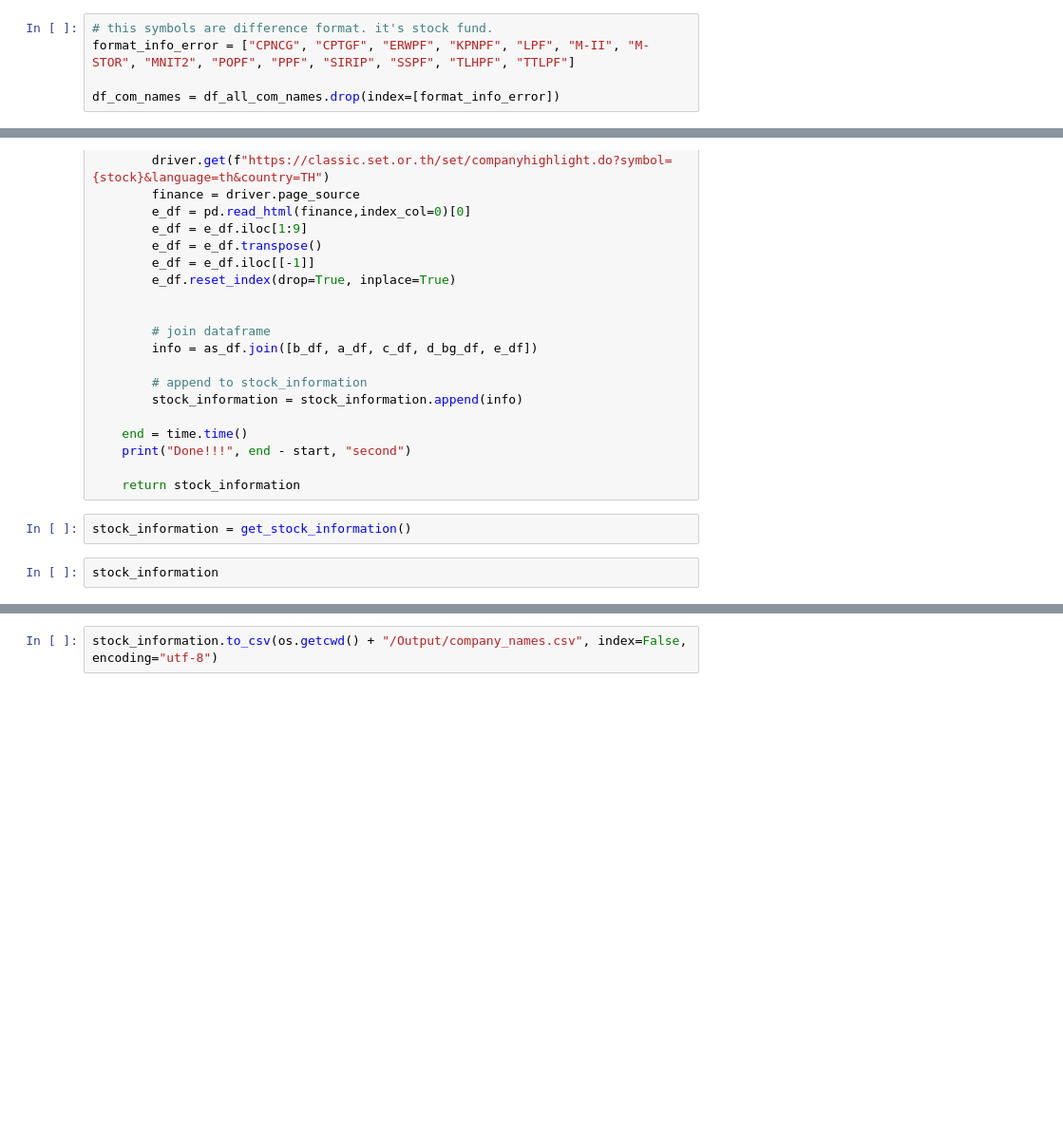
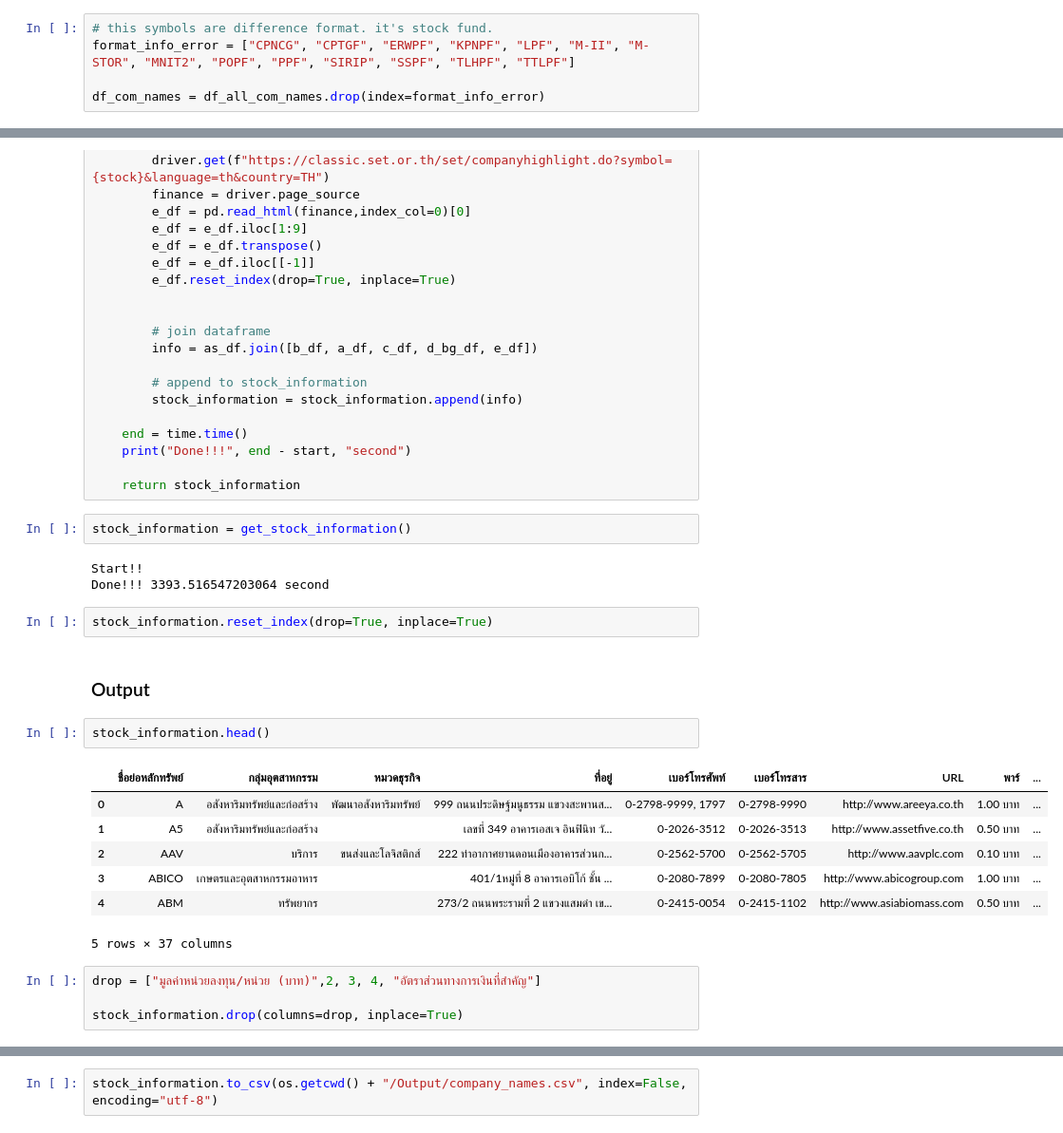
Before and after one commit to pakkapont/Scraping_Stock_Infomation_From_SET, a Jupyter notebook: Scraping_stock_information_from_SET.ipynb, the cells around one changed output, grey strips where cells are left out. Shown: that part at 95% size. Cells and saved outputs as stored; diff of their text form; blank space fills up the shorter version.

```diff
--- a/Scraping_stock_information_from_SET.ipynb
+++ b/Scraping_stock_information_from_SET.ipynb
@@ -50,7 +75,7 @@ df_all_com_names.index
 # this symbols are difference format. it's stock fund.
 format_info_error = ["CPNCG", "CPTGF", "ERWPF", "KPNPF", "LPF", "M-II", "M-STOR", "MNIT2", "POPF", "PPF", "SIRIP", "SSPF", "TLHPF", "TTLPF"]
 
-df_com_names = df_all_com_names.drop(index=[format_info_error])
+df_com_names = df_all_com_names.drop(index=format_info_error)
 # %%
 def get_stock_information() :
 
@@ -198,5 +223,24 @@ def get_stock_information() :
     return stock_information
 # %%
 stock_information = get_stock_information()
+# %% [output]
+Start!!
+Done!!! 3393.516547203064 second
+# %%
+stock_information.reset_index(drop=True, inplace=True)
+# %% [markdown]
+### Output
 # %%
-stock_information
+stock_information.head()
+# %% [output]
+|  | ชื่อย่อหลักทรัพย์ | กลุ่มอุตสาหกรรม | หมวดธุรกิจ | ที่อยู่ | เบอร์โทรศัพท์ | เบอร์โทรสาร | URL | พาร์ | ... |
+| 0 | A | อสังหาริมทรัพย์และก่อสร้าง | พัฒนาอสังหาริมทรัพย์ | 999 ถนนประดิษฐ์มนูธรรม แขวงสะพานส... | 0-2798-9999, 1797 | 0-2798-9990 | http://www.areeya.co.th | 1.00 บาท | ... |
+| 1 | A5 | อสังหาริมทรัพย์และก่อสร้าง |  | เลขที่ 349 อาคารเอสเจ อินฟินิท วั... | 0-2026-3512 | 0-2026-3513 | http://www.assetfive.co.th | 0.50 บาท | ... |
+| 2 | AAV | บริการ | ขนส่งและโลจิสติกส์ | 222 ท่าอากาศยานดอนเมืองอาคารส่วนก... | 0-2562-5700 | 0-2562-5705 | http://www.aavplc.com | 0.10 บาท | ... |
+| 3 | ABICO | เกษตรและอุตสาหกรรมอาหาร |  | 401/1หมู่ที่ 8 อาคารเอบิโก้ ชั้น ... | 0-2080-7899 | 0-2080-7805 | http://www.abicogroup.com | 1.00 บาท | ... |
+| 4 | ABM | ทรัพยากร |  | 273/2 ถนนพระรามที่ 2 แขวงแสมดำ เข... | 0-2415-0054 | 0-2415-1102 | http://www.asiabiomass.com | 0.50 บาท | ... |
+5 rows × 37 columns
+# %%
+drop = ["มูลค่าหน่วยลงทุน/หน่วย (บาท)",2, 3, 4, "อัตราส่วนทางการเงินที่สำคัญ"]
+
+stock_information.drop(columns=drop, inplace=True)
```
Also changed, not shown: parts of 5 cells of this notebook.
